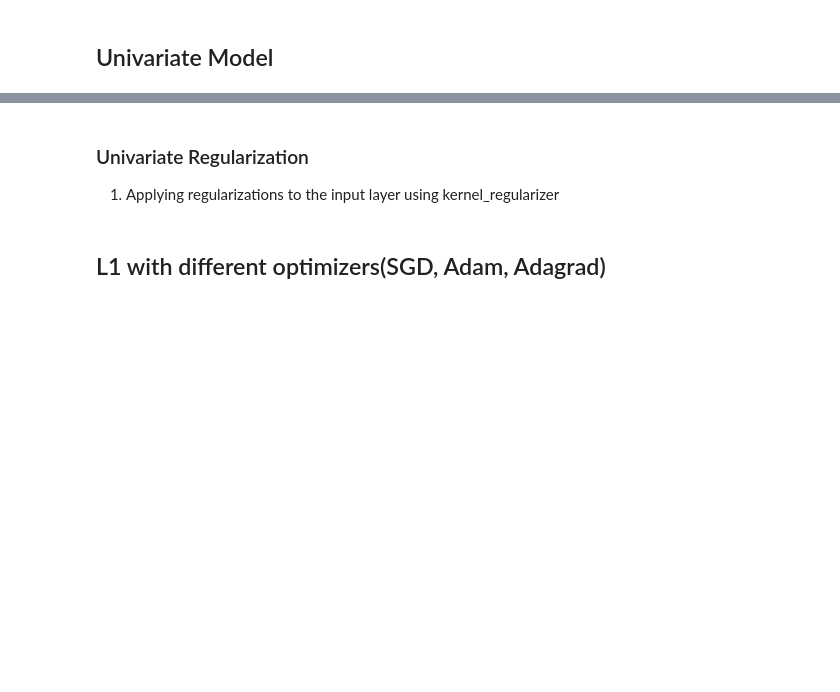
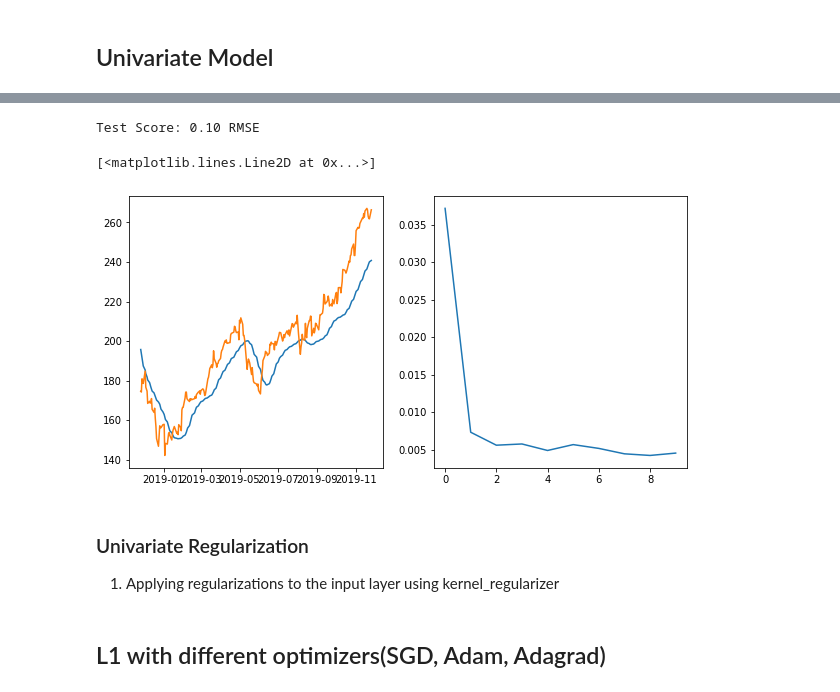
Before and after one commit to Samarmy/CS545TP, a Jupyter notebook: Armstrong-Choudhary-Hua-project.ipynb, the cells around one changed output, grey strips where cells are left out. Cells and saved outputs as stored; diff of their text form; code cells hidden in the pictures; blank space fills up the shorter version.

```diff
--- a/Armstrong-Choudhary-Hua-project.ipynb
+++ b/Armstrong-Choudhary-Hua-project.ipynb
@@ -143 +163,18 @@ X_train = np.reshape(X_train, (X_train.shape[0], X_train.shape[1], 1))
+# %%
+#Partitioning dataset for training and testing
+univariate_seq = AAPL['Close']
+training_set, testing_set =  univariate_data_setup(univariate_seq, 60, 0.8)
+
+
+#Scaling the dataset
+sc = MinMaxScaler(feature_range = (0, 1))
+training_set_scaled = sc.fit_transform(training_set)
+testing_set_scaled = sc.transform(testing_set.to_numpy().reshape(-1, 1))
+
+
+X_train, Y_train, X_test, Y_test = univariate_partition_data(training_set_scaled, testing_set_scaled, 60)
+
+#Reshaping X_train and X_test
+X_train = np.reshape(X_train, (X_train.shape[0], X_train.shape[1], 1))
+X_test = np.reshape(X_test, (X_test.shape[0], X_test.shape[1], 1))
 # %%
@@ -214,3 +260,26 @@ Epoch 10/10
+# %%
+test_set_predicted = regressor.predict(X_test)
+
+testScore_rnn = math.sqrt(mean_squared_error(Y_test, test_set_predicted))
+print('Test Score: %.2f RMSE' % (testScore_rnn))
+
+test_set_predicted = sc.inverse_transform(test_set_predicted)
+test_set_predicted = pd.DataFrame(test_set_predicted)# Reshaping
+X_train = np.reshape(X_train, (X_train.shape[0], X_train.shape[1], 1))
+
+
+test_set_predicted.index = testing_set[look_back:].index
+plt.figure(figsize=(10, 5))
+plt.subplot(1, 2, 1)
+plt.plot(test_set_predicted)
+plt.plot(testing_set[look_back:])
+
+plt.subplot(1, 2, 2)
+plt.plot(history.history['loss'])
+# %% [output]
+Test Score: 0.10 RMSE
+[<matplotlib.lines.Line2D at 0x...>]
+[figure, added]
 # %% [markdown]
 ### Univariate Regularization
 
```
Also changed, not shown: parts of 57 cells of this notebook.
